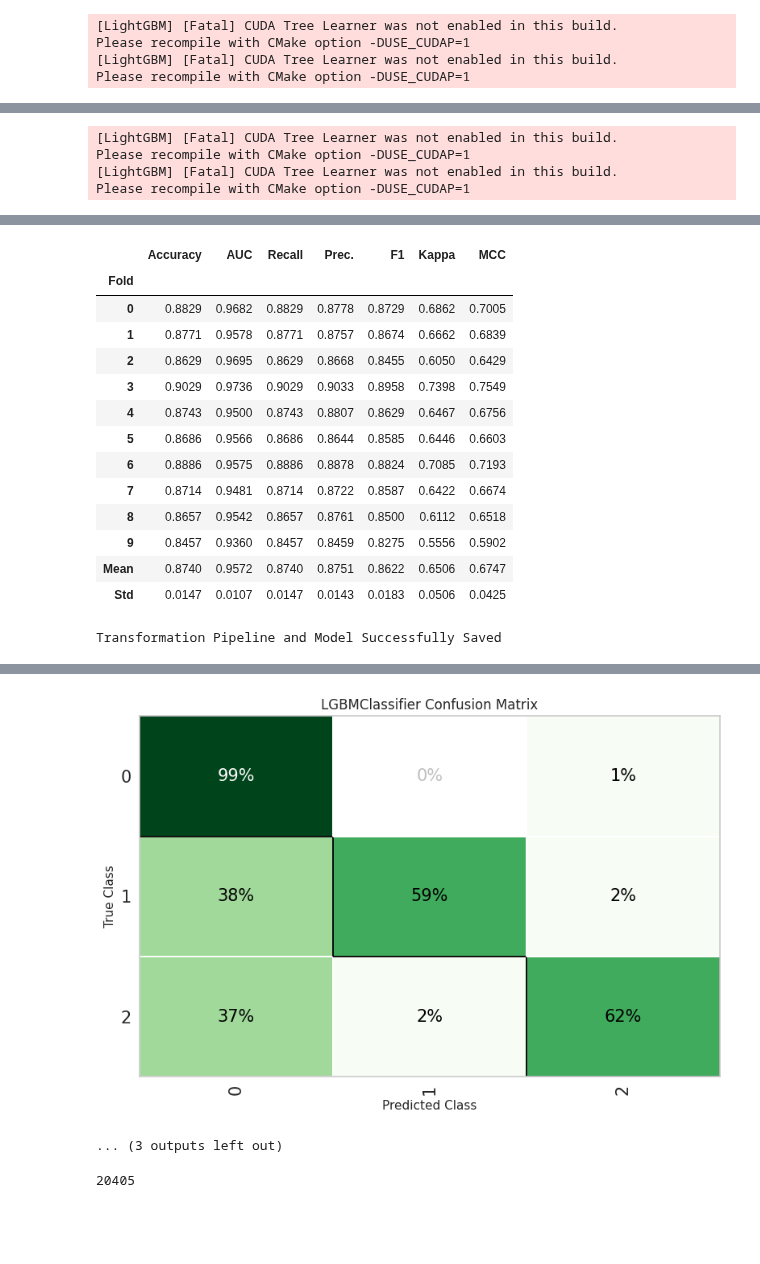
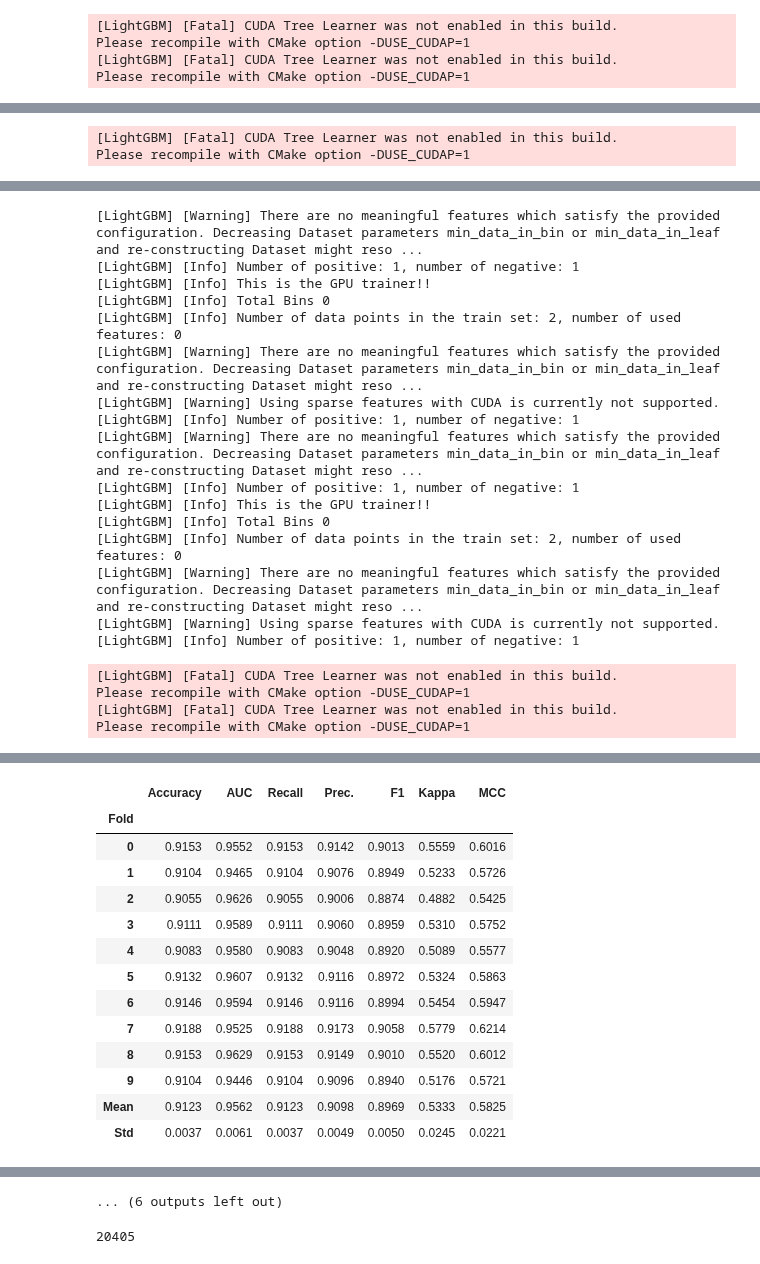
Before and after one commit to henokali1/trdr, a Jupyter notebook: ml/pg.ipynb, the cells around one changed output, grey strips where cells are left out. Cells and saved outputs as stored; diff of their text form; code cells hidden in the pictures; blank space fills up the shorter version.

```diff
--- a/ml/pg.ipynb
+++ b/ml/pg.ipynb
@@ -116,7 +116,10 @@ import pandas as pd
 
 exp = ClassificationExperiment()
 dataset_path = '../../data/'
-data = pd.read_csv(f'{dataset_path}5000.csv')
+data = pd.read_csv('../../data/full_features.csv')
+
+y = pd.read_csv('../../data/y.csv')
+data['signal'] = list(y['signal'])
 # data.replace([np.inf, -np.inf], np.nan, inplace=True)
 s = setup(data, target = 'signal', session_id = 123, use_gpu=True)
 model = create_model(LGBMClassifier())
@@ -213,4 +188,2 @@ Please recompile with CMake option -DUSE_CUDAP=1
 [LightGBM] [Fatal] CUDA Tree Learner was not enabled in this build.
 Please recompile with CMake option -DUSE_CUDAP=1
-[LightGBM] [Fatal] CUDA Tree Learner was not enabled in this build.
-Please recompile with CMake option -DUSE_CUDAP=1
@@ -217,22 +207,40 @@ Please recompile with CMake option -DUSE_CUDAP=1
+[LightGBM] [Warning] There are no meaningful features which satisfy the provided configuration. Decreasing Dataset parameters min_data_in_bin or min_data_in_leaf and re-constructing Dataset might reso ...
+[LightGBM] [Info] Number of positive: 1, number of negative: 1
+[LightGBM] [Info] This is the GPU trainer!!
+[LightGBM] [Info] Total Bins 0
+[LightGBM] [Info] Number of data points in the train set: 2, number of used features: 0
+[LightGBM] [Warning] There are no meaningful features which satisfy the provided configuration. Decreasing Dataset parameters min_data_in_bin or min_data_in_leaf and re-constructing Dataset might reso ...
+[LightGBM] [Warning] Using sparse features with CUDA is currently not supported.
+[LightGBM] [Info] Number of positive: 1, number of negative: 1
+[LightGBM] [Warning] There are no meaningful features which satisfy the provided configuration. Decreasing Dataset parameters min_data_in_bin or min_data_in_leaf and re-constructing Dataset might reso ...
+[LightGBM] [Info] Number of positive: 1, number of negative: 1
+[LightGBM] [Info] This is the GPU trainer!!
+[LightGBM] [Info] Total Bins 0
+[LightGBM] [Info] Number of data points in the train set: 2, number of used features: 0
+[LightGBM] [Warning] There are no meaningful features which satisfy the provided configuration. Decreasing Dataset parameters min_data_in_bin or min_data_in_leaf and re-constructing Dataset might reso ...
+[LightGBM] [Warning] Using sparse features with CUDA is currently not supported.
+[LightGBM] [Info] Number of positive: 1, number of negative: 1
+[LightGBM] [Fatal] CUDA Tree Learner was not enabled in this build.
+Please recompile with CMake option -DUSE_CUDAP=1
+[LightGBM] [Fatal] CUDA Tree Learner was not enabled in this build.
+Please recompile with CMake option -DUSE_CUDAP=1
 [interactive output not drawn]
 |  | Accuracy | AUC | Recall | Prec. | F1 | Kappa | MCC |
 | Fold |  |  |  |  |  |  |  |
-| 0 | 0.8829 | 0.9682 | 0.8829 | 0.8778 | 0.8729 | 0.6862 | 0.7005 |
-| 1 | 0.8771 | 0.9578 | 0.8771 | 0.8757 | 0.8674 | 0.6662 | 0.6839 |
-| 2 | 0.8629 | 0.9695 | 0.8629 | 0.8668 | 0.8455 | 0.6050 | 0.6429 |
-| 3 | 0.9029 | 0.9736 | 0.9029 | 0.9033 | 0.8958 | 0.7398 | 0.7549 |
-| 4 | 0.8743 | 0.9500 | 0.8743 | 0.8807 | 0.8629 | 0.6467 | 0.6756 |
-| 5 | 0.8686 | 0.9566 | 0.8686 | 0.8644 | 0.8585 | 0.6446 | 0.6603 |
-| 6 | 0.8886 | 0.9575 | 0.8886 | 0.8878 | 0.8824 | 0.7085 | 0.7193 |
-| 7 | 0.8714 | 0.9481 | 0.8714 | 0.8722 | 0.8587 | 0.6422 | 0.6674 |
-| 8 | 0.8657 | 0.9542 | 0.8657 | 0.8761 | 0.8500 | 0.6112 | 0.6518 |
-| 9 | 0.8457 | 0.9360 | 0.8457 | 0.8459 | 0.8275 | 0.5556 | 0.5902 |
-| Mean | 0.8740 | 0.9572 | 0.8740 | 0.8751 | 0.8622 | 0.6506 | 0.6747 |
-| Std | 0.0147 | 0.0107 | 0.0147 | 0.0143 | 0.0183 | 0.0506 | 0.0425 |
+| 0 | 0.9153 | 0.9552 | 0.9153 | 0.9142 | 0.9013 | 0.5559 | 0.6016 |
+| 1 | 0.9104 | 0.9465 | 0.9104 | 0.9076 | 0.8949 | 0.5233 | 0.5726 |
+| 2 | 0.9055 | 0.9626 | 0.9055 | 0.9006 | 0.8874 | 0.4882 | 0.5425 |
+| 3 | 0.9111 | 0.9589 | 0.9111 | 0.9060 | 0.8959 | 0.5310 | 0.5752 |
+| 4 | 0.9083 | 0.9580 | 0.9083 | 0.9048 | 0.8920 | 0.5089 | 0.5577 |
+| 5 | 0.9132 | 0.9607 | 0.9132 | 0.9116 | 0.8972 | 0.5324 | 0.5863 |
+| 6 | 0.9146 | 0.9594 | 0.9146 | 0.9116 | 0.8994 | 0.5454 | 0.5947 |
+| 7 | 0.9188 | 0.9525 | 0.9188 | 0.9173 | 0.9058 | 0.5779 | 0.6214 |
+| 8 | 0.9153 | 0.9629 | 0.9153 | 0.9149 | 0.9010 | 0.5520 | 0.6012 |
+| 9 | 0.9104 | 0.9446 | 0.9104 | 0.9096 | 0.8940 | 0.5176 | 0.5721 |
+| Mean | 0.9123 | 0.9562 | 0.9123 | 0.9098 | 0.8969 | 0.5333 | 0.5825 |
+| Std | 0.0037 | 0.0061 | 0.0037 | 0.0049 | 0.0050 | 0.0245 | 0.0221 |
-Transformation Pipeline and Model Successfully Saved
 [interactive output not drawn]
-[figure, removed]
-... (3 outputs left out)
+... (6 outputs left out)
 # %%
 y = list(df['signal'])
 # %%
```
Also changed, not shown: parts of 1 cell of this notebook.
